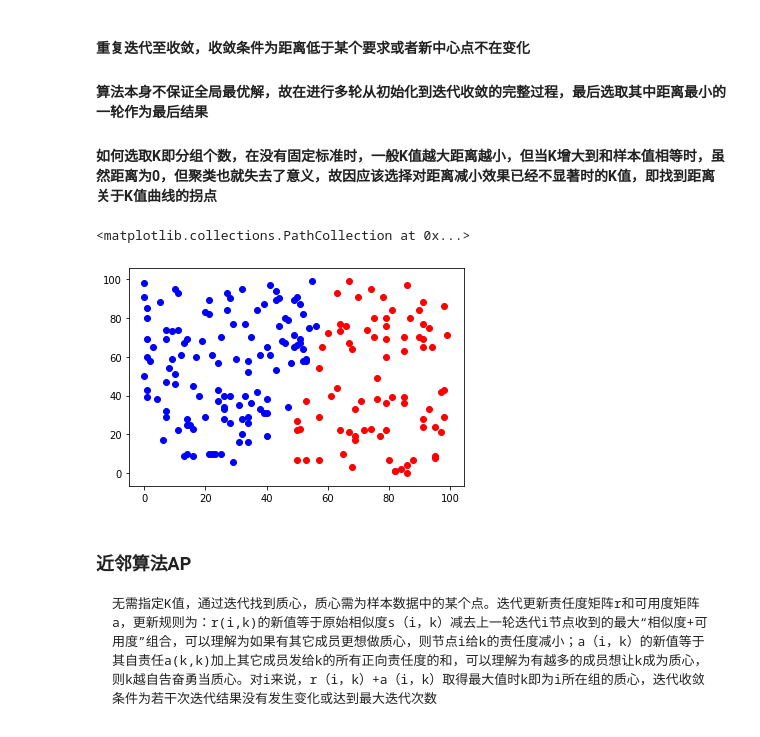
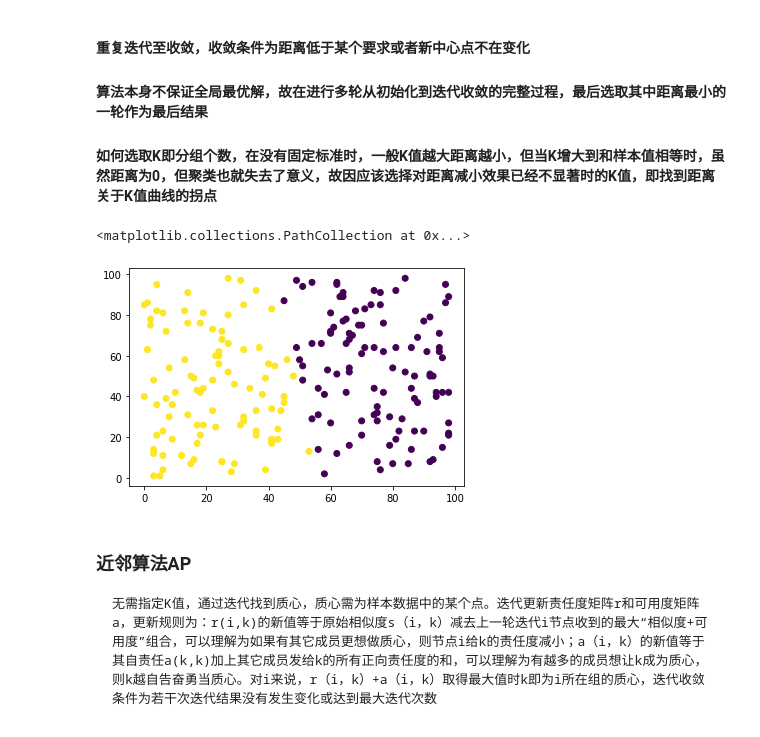
Before and after one commit to JanMCHEN/scikit-learning, a Jupyter notebook: unsupervised_learning.ipynb, the cells around one changed output. Drawn from its saved outputs; the diff is of its cells as text; code cells hidden in the pictures.

```diff
--- a/unsupervised_learning.ipynb
+++ b/unsupervised_learning.ipynb
@@ -30,20 +30,19 @@ import matplotlib.pyplot as plt
 # %%
 from sklearn.cluster import KMeans
 
 X = np.random.randint(100, size=(200, 2))
 
 # 初始化        分组个数K
 kmeans = KMeans(n_clusters=2).fit(X)
 
-x0 = np.argwhere(kmeans.labels_== 0).reshape(-1, )
-x1 = np.argwhere(kmeans.labels_ == 1).reshape(-1, )
+# x0 = np.argwhere(kmeans.labels_== 0).reshape(-1, )
+# x1 = np.argwhere(kmeans.labels_ == 1).reshape(-1, )
 
 
-plt.scatter(X[x0, 0], X[x0, 1], c='b')
-plt.scatter(X[x1, 0], X[x1, 1], c='r')
+plt.scatter(X[:, 0], X[:, 1], c=kmeans.labels_)
 # %% [output]
 <matplotlib.collections.PathCollection at 0x...>
-[figure, old version]
+[figure, new version]
 # %% [markdown]
 ### 近邻算法AP
     无需指定K值，通过迭代找到质心，质心需为样本数据中的某个点。迭代更新责任度矩阵r和可用度矩阵a，更新规则为：r(i,k)的新值等于原始相似度s（i，k）减去上一轮迭代i节点收到的最大“相似度+可用度”组合，可以理解为如果有其它成员更想做质心，则节点i给k的责任度减小；a（i，k）的新值等于其自责任a(k,k)加上其它成员发给k的所有正向责任度的和，可以理解为有越多的成员想让k成为质心，则k越自告奋勇当质心。对i来说，r（i，k）+a（i，k）取得最大值时k即为i所在组的质心，迭代收敛条件为若干次迭代结果没有发生变化或达到最大迭代次数
```
Also changed, not shown: parts of 8 cells of this notebook, 1 other file.
